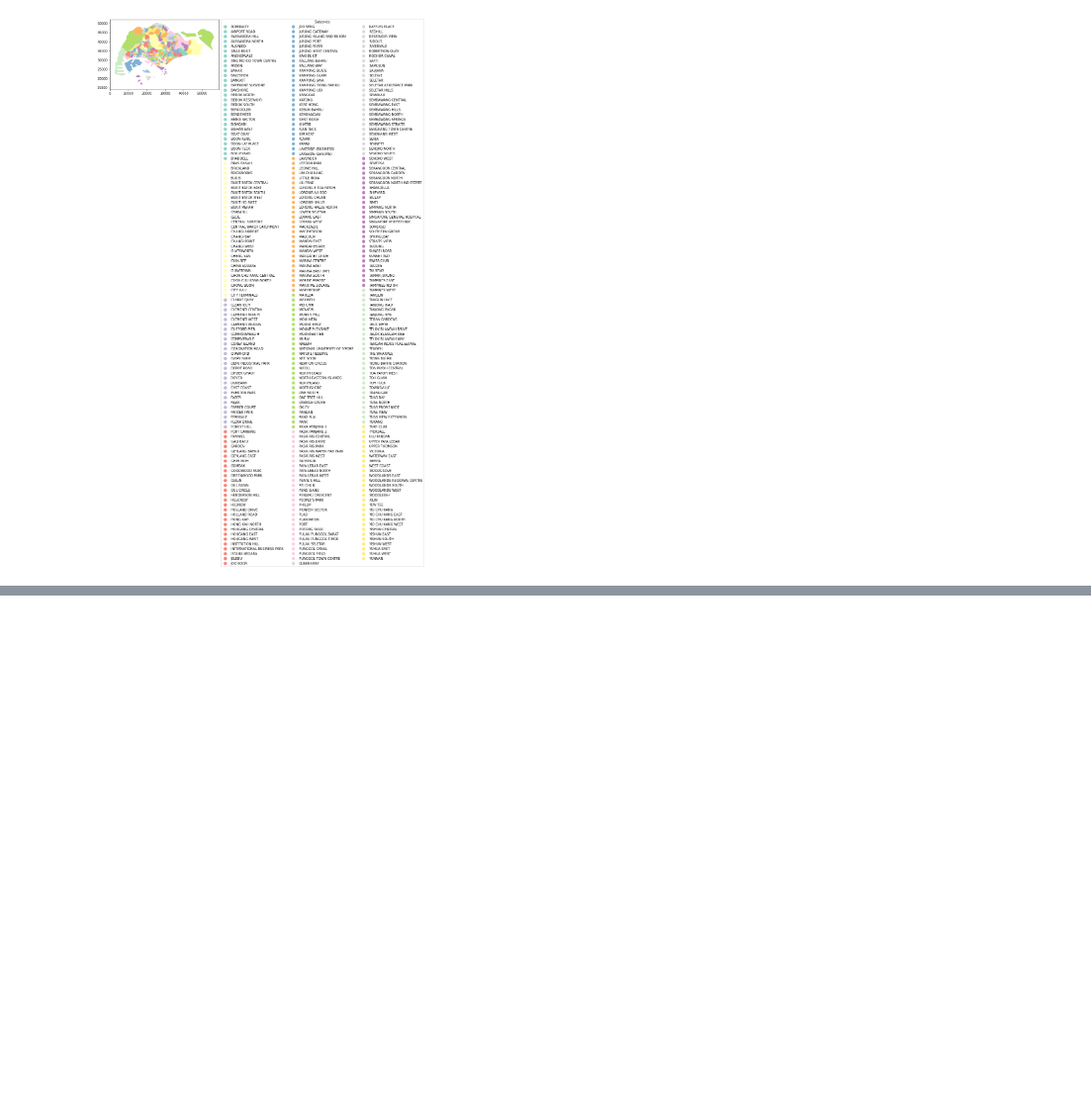
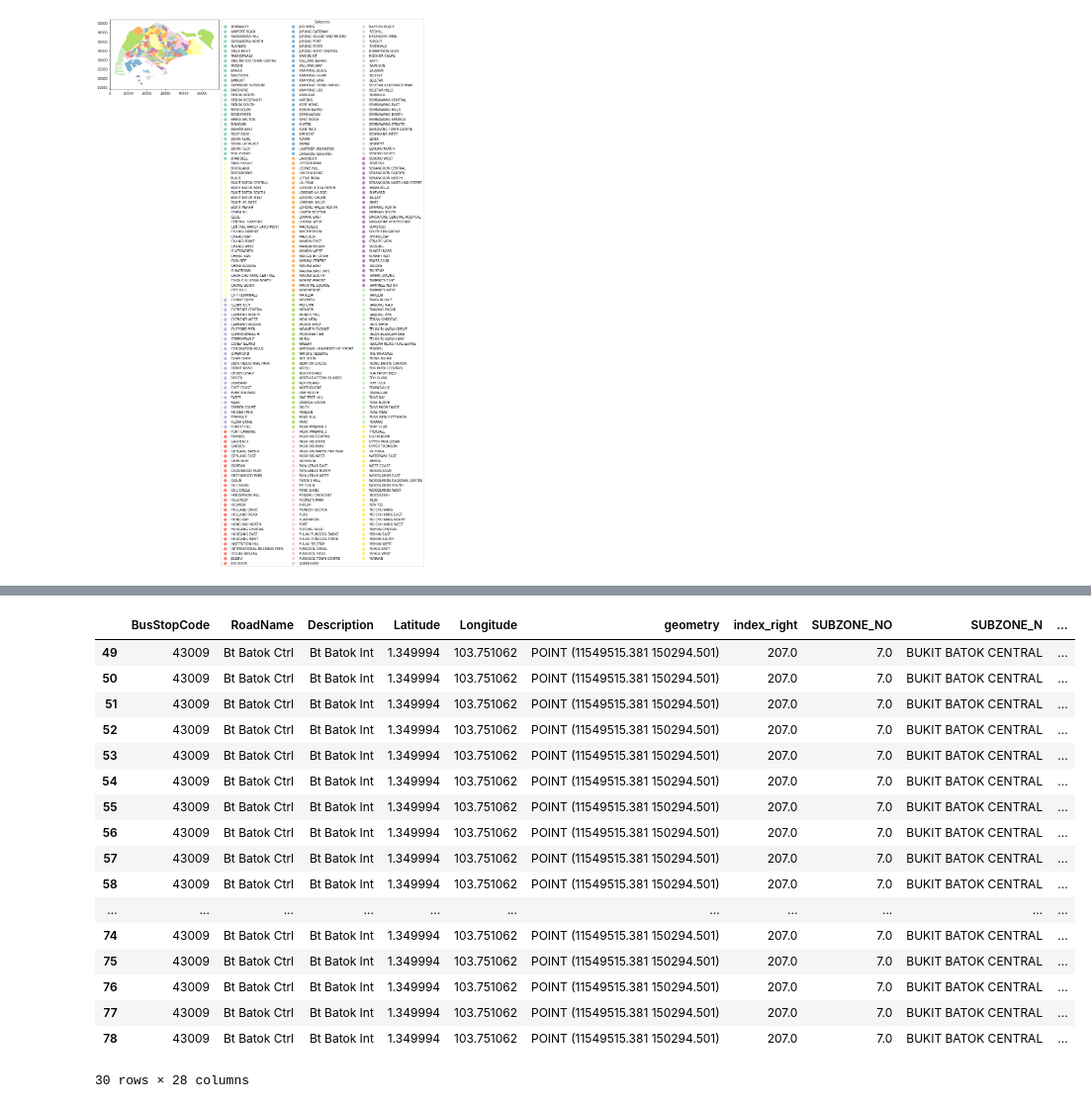
Before and after one commit to aanghs22/gitnetwork, a Jupyter notebook: Documents/GIT Project/Shape file.ipynb, the cells around one changed output, grey strips where cells are left out. Shown: that part at 99% size. Saved outputs shown, nothing was run; the diff lists cells and outputs as text; code cells hidden in the pictures; blank space fills up the shorter version.

```diff
--- a/Documents/GIT Project/Shape file.ipynb
+++ b/Documents/GIT Project/Shape file.ipynb
@@ -58,0 +158,21 @@ NameError: name 'bus_stops_geo' is not defined
+# %%
+bb_subset_routes[bb_subset_routes["BusStopCode"] == "43009"]
+# %% [output]
+|  | BusStopCode | RoadName | Description | Latitude | Longitude | geometry | index_right | SUBZONE_NO | SUBZONE_N | ... |
+| 49 | 43009 | Bt Batok Ctrl | Bt Batok Int | 1.349994 | 103.751062 | POINT (11549515.381 150294.501) | 207.0 | 7.0 | BUKIT BATOK CENTRAL | ... |
+| 50 | 43009 | Bt Batok Ctrl | Bt Batok Int | 1.349994 | 103.751062 | POINT (11549515.381 150294.501) | 207.0 | 7.0 | BUKIT BATOK CENTRAL | ... |
+| 51 | 43009 | Bt Batok Ctrl | Bt Batok Int | 1.349994 | 103.751062 | POINT (11549515.381 150294.501) | 207.0 | 7.0 | BUKIT BATOK CENTRAL | ... |
+| 52 | 43009 | Bt Batok Ctrl | Bt Batok Int | 1.349994 | 103.751062 | POINT (11549515.381 150294.501) | 207.0 | 7.0 | BUKIT BATOK CENTRAL | ... |
+| 53 | 43009 | Bt Batok Ctrl | Bt Batok Int | 1.349994 | 103.751062 | POINT (11549515.381 150294.501) | 207.0 | 7.0 | BUKIT BATOK CENTRAL | ... |
+| 54 | 43009 | Bt Batok Ctrl | Bt Batok Int | 1.349994 | 103.751062 | POINT (11549515.381 150294.501) | 207.0 | 7.0 | BUKIT BATOK CENTRAL | ... |
+| 55 | 43009 | Bt Batok Ctrl | Bt Batok Int | 1.349994 | 103.751062 | POINT (11549515.381 150294.501) | 207.0 | 7.0 | BUKIT BATOK CENTRAL | ... |
+| 56 | 43009 | Bt Batok Ctrl | Bt Batok Int | 1.349994 | 103.751062 | POINT (11549515.381 150294.501) | 207.0 | 7.0 | BUKIT BATOK CENTRAL | ... |
+| 57 | 43009 | Bt Batok Ctrl | Bt Batok Int | 1.349994 | 103.751062 | POINT (11549515.381 150294.501) | 207.0 | 7.0 | BUKIT BATOK CENTRAL | ... |
+| 58 | 43009 | Bt Batok Ctrl | Bt Batok Int | 1.349994 | 103.751062 | POINT (11549515.381 150294.501) | 207.0 | 7.0 | BUKIT BATOK CENTRAL | ... |
+| ... | ... | ... | ... | ... | ... | ... | ... | ... | ... | ... |
+| 74 | 43009 | Bt Batok Ctrl | Bt Batok Int | 1.349994 | 103.751062 | POINT (11549515.381 150294.501) | 207.0 | 7.0 | BUKIT BATOK CENTRAL | ... |
+| 75 | 43009 | Bt Batok Ctrl | Bt Batok Int | 1.349994 | 103.751062 | POINT (11549515.381 150294.501) | 207.0 | 7.0 | BUKIT BATOK CENTRAL | ... |
+| 76 | 43009 | Bt Batok Ctrl | Bt Batok Int | 1.349994 | 103.751062 | POINT (11549515.381 150294.501) | 207.0 | 7.0 | BUKIT BATOK CENTRAL | ... |
+| 77 | 43009 | Bt Batok Ctrl | Bt Batok Int | 1.349994 | 103.751062 | POINT (11549515.381 150294.501) | 207.0 | 7.0 | BUKIT BATOK CENTRAL | ... |
+| 78 | 43009 | Bt Batok Ctrl | Bt Batok Int | 1.349994 | 103.751062 | POINT (11549515.381 150294.501) | 207.0 | 7.0 | BUKIT BATOK CENTRAL | ... |
+30 rows × 28 columns
```
Also changed, not shown: parts of 29 cells of this notebook.
